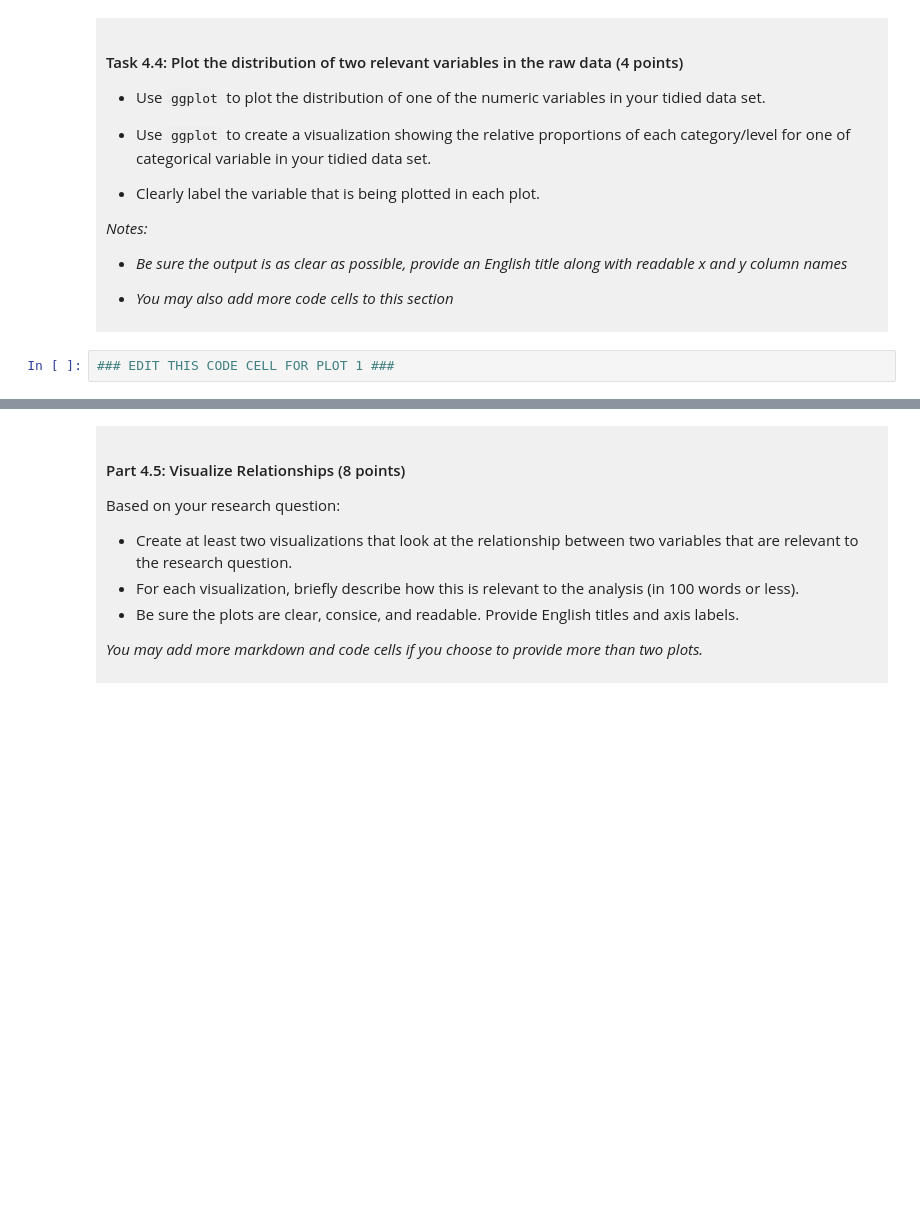
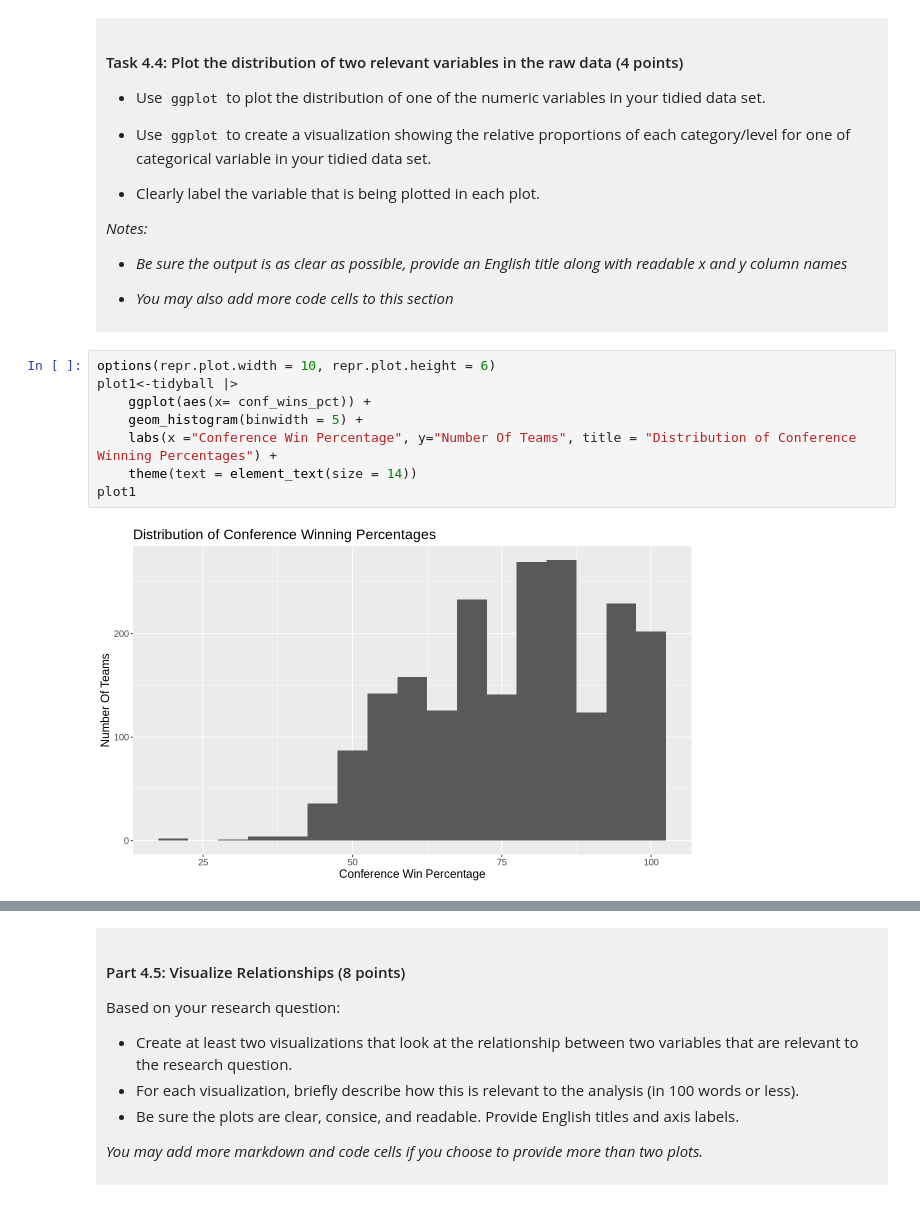
Before and after one commit to cabetsung/dsci-100-project-cabet-sung, a Jupyter notebook: dsci-100-project-notebook.ipynb, the cells around one changed output, grey strips where cells are left out. Saved outputs shown, nothing was run; the diff lists cells and outputs as text; blank space fills up the shorter version.

Commit message:
Completed UP to the end of Checkpoint C
Created four plots with relationships between my selected predictors and the wanted outcome.

```diff
--- a/dsci-100-project-notebook.ipynb
+++ b/dsci-100-project-notebook.ipynb
@@ -342,5 +365,13 @@ You will refine your research question (if needed) and produce a tidy data set.
 
 </div>
 # %%
-### EDIT THIS CODE CELL FOR PLOT 1 ###
+options(repr.plot.width = 10, repr.plot.height = 6)
+plot1<-tidyball |>
+    ggplot(aes(x= conf_wins_pct)) +
+    geom_histogram(binwidth = 5) +
+    labs(x ="Conference Win Percentage", y="Number Of Teams", title = "Distribution of Conference Winning Percentages") +
+    theme(text = element_text(size = 14))
+plot1
+# %% [output]
+[figure, added]
 # %%
```
Also changed, not shown: parts of 12 cells of this notebook.
